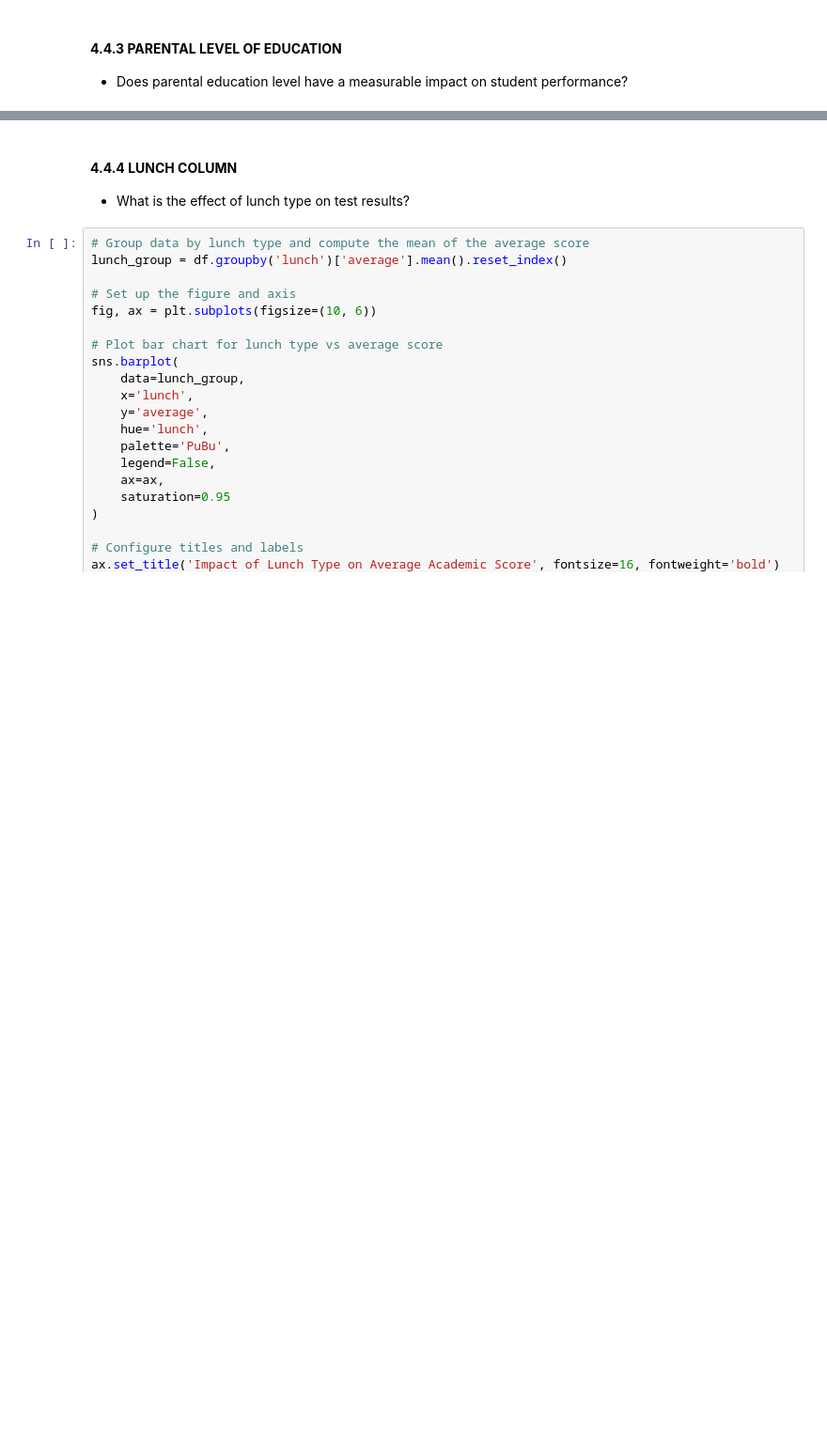
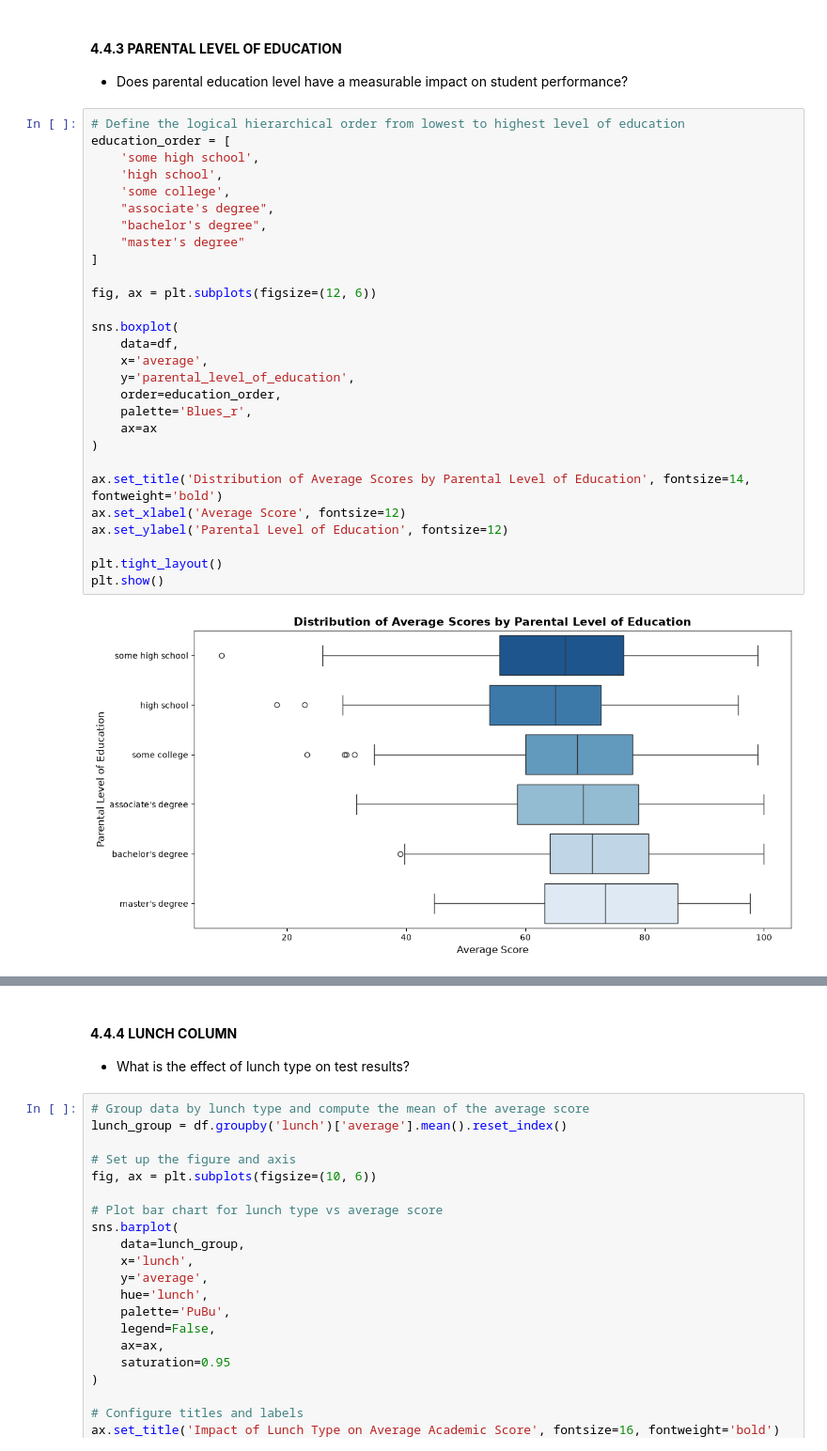
Before and after one commit to fiorellatrigo/mlproject, a Jupyter notebook: notebook/1 . EDA STUDENT PERFORMANCE .ipynb, the cells around one changed output, grey strips where cells are left out. Shown at 94% size. Cells and saved outputs as stored; diff of their text form; blank space fills up the shorter version.

```diff
--- a/notebook/1 . EDA STUDENT PERFORMANCE .ipynb
+++ b/notebook/1 . EDA STUDENT PERFORMANCE .ipynb
@@ -458,4 +485,34 @@ Group E consistently achieves the highest average scores across all three subjec
 #### **4.4.3 PARENTAL LEVEL OF EDUCATION**
 
 - Does parental education level have a measurable impact on student performance?
+# %%
+# Define the logical hierarchical order from lowest to highest level of education
+education_order = [
+    'some high school',
+    'high school',
+    'some college',
+    "associate's degree",
+    "bachelor's degree",
+    "master's degree"
+]
+
+fig, ax = plt.subplots(figsize=(12, 6))
+
+sns.boxplot(
+    data=df,
+    x='average',
+    y='parental_level_of_education',
+    order=education_order,
+    palette='Blues_r',
+    ax=ax
+)
+
+ax.set_title('Distribution of Average Scores by Parental Level of Education', fontsize=14, fontweight='bold')
+ax.set_xlabel('Average Score', fontsize=12)
+ax.set_ylabel('Parental Level of Education', fontsize=12)
+
+plt.tight_layout()
+plt.show()
+# %% [output]
+[figure, added]
 # %%
```
Also changed, not shown: parts of 15 cells of this notebook, 5 other files.
